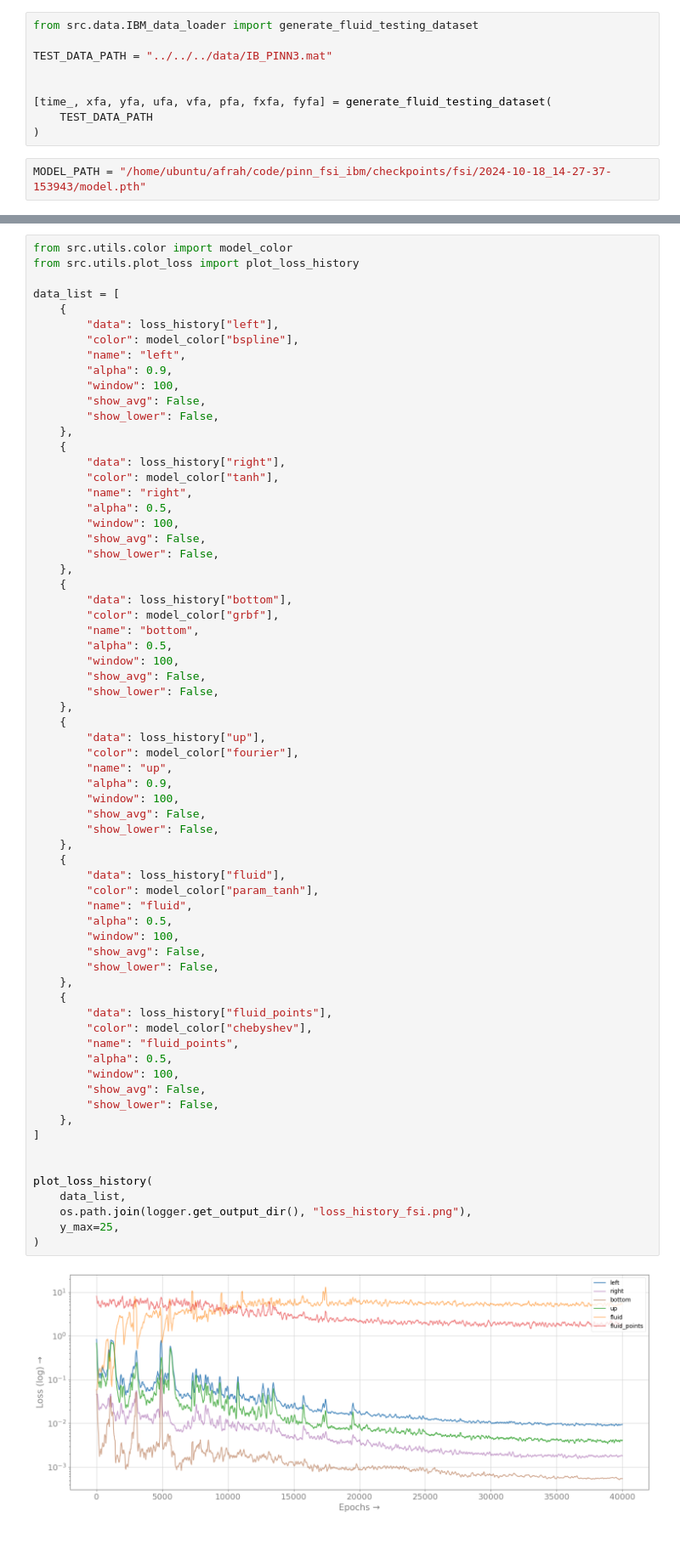
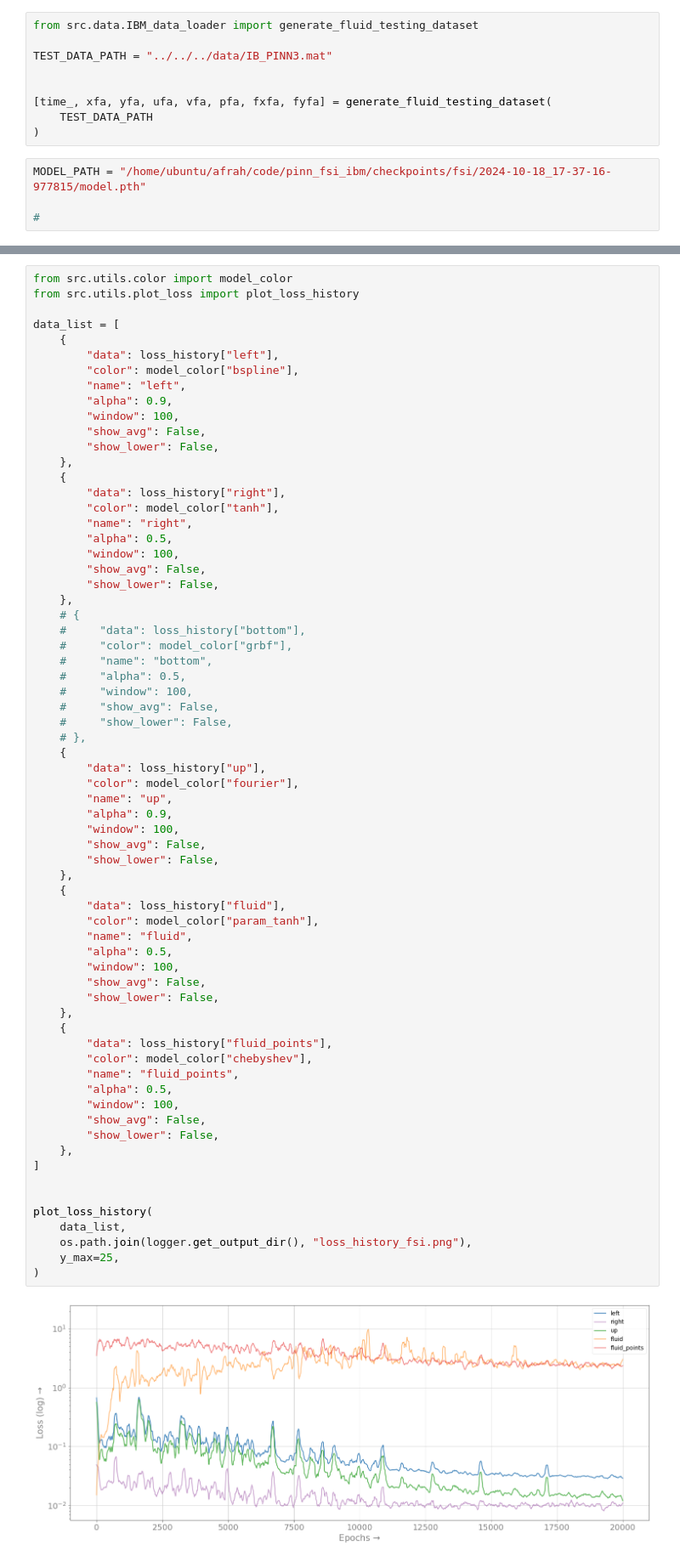
Before and after one commit to afrah/pinn_fsi_ibm, a Jupyter notebook: src/notebook/M1/test_fsi_single_model.ipynb, the cells around one changed output, grey strips where cells are left out. Shown: that part at 85% size. Cells and saved outputs as stored; diff of their text form.

```diff
--- a/src/notebook/M1/test_fsi_single_model.ipynb
+++ b/src/notebook/M1/test_fsi_single_model.ipynb
@@ -58,7 +58,9 @@ TEST_DATA_PATH = "../../../data/IB_PINN3.mat"
     TEST_DATA_PATH
 )
 # %%
-MODEL_PATH = "/home/ubuntu/afrah/code/pinn_fsi_ibm/checkpoints/fsi/2024-10-18_14-27-37-153943/model.pth"
+MODEL_PATH = "/home/ubuntu/afrah/code/pinn_fsi_ibm/checkpoints/fsi/2024-10-18_17-37-16-977815/model.pth"
+
+#
 # %%
 # Initialize models to None
 
@@ -149,15 +151,15 @@ data_list = [
         "show_avg": False,
         "show_lower": False,
     },
-    {
-        "data": loss_history["bottom"],
-        "color": model_color["grbf"],
-        "name": "bottom",
-        "alpha": 0.5,
-        "window": 100,
-        "show_avg": False,
-        "show_lower": False,
-    },
+    # {
+    #     "data": loss_history["bottom"],
+    #     "color": model_color["grbf"],
+    #     "name": "bottom",
+    #     "alpha": 0.5,
+    #     "window": 100,
+    #     "show_avg": False,
+    #     "show_lower": False,
+    # },
     {
         "data": loss_history["up"],
         "color": model_color["fourier"],
@@ -167,34 +169,34 @@ data_list = [
         "show_avg": False,
         "show_lower": False,
     },
     {
         "data": loss_history["fluid"],
         "color": model_color["param_tanh"],
         "name": "fluid",
         "alpha": 0.5,
         "window": 100,
         "show_avg": False,
         "show_lower": False,
     },
     {
         "data": loss_history["fluid_points"],
         "color": model_color["chebyshev"],
         "name": "fluid_points",
         "alpha": 0.5,
         "window": 100,
         "show_avg": False,
         "show_lower": False,
     },
 ]
 
 
 plot_loss_history(
     data_list,
     os.path.join(logger.get_output_dir(), "loss_history_fsi.png"),
     y_max=25,
 )
 # %% [output]
-[figure, old version]
+[figure, new version]
 # %%
 test_torch_data = torch.tensor(
     np.concatenate([time_, xfa, yfa, ufa, vfa, pfa], axis=1), dtype=torch.float32
```
Also changed, not shown: parts of 2 cells of this notebook, 2 other files.
